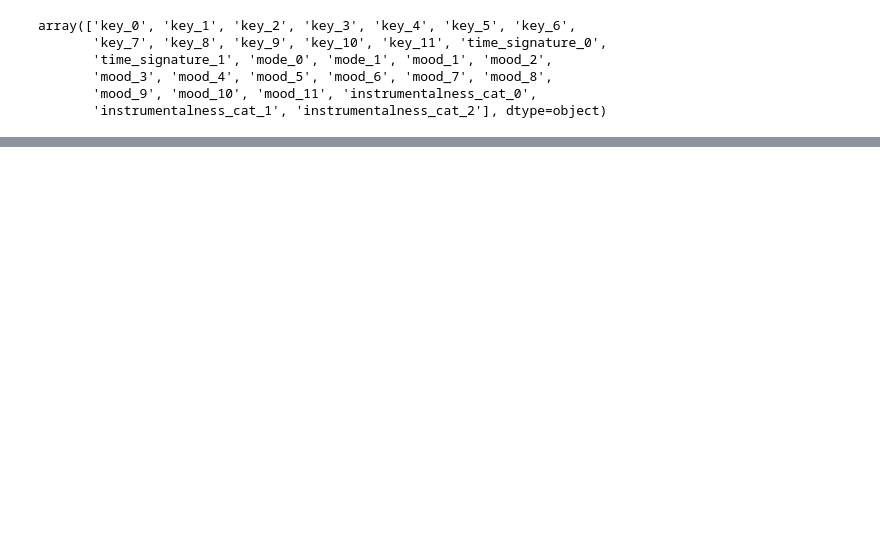
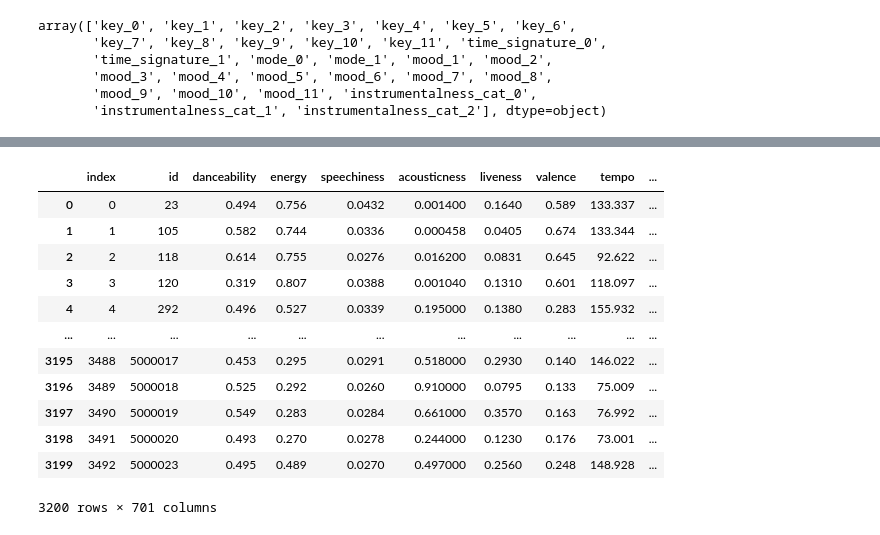
Before and after one commit to skarensmoll/thesisMusikRecommender, a Jupyter notebook: Experiments/05-DataPreparation.ipynb, the cells around one changed output, grey strips where cells are left out. Drawn from its saved outputs; the diff is of its cells as text; code cells hidden in the pictures; blank space fills up the shorter version.

```diff
--- a/Experiments/05-DataPreparation.ipynb
+++ b/Experiments/05-DataPreparation.ipynb
@@ -675,0 +702,16 @@ array(['key_0', 'key_1', 'key_2', 'key_3', 'key_4', 'key_5', 'key_6',
+# %%
+df
+# %% [output]
+|  | index | id | danceability | energy | speechiness | acousticness | liveness | valence | tempo | ... |
+| 0 | 0 | 23 | 0.494 | 0.756 | 0.0432 | 0.001400 | 0.1640 | 0.589 | 133.337 | ... |
+| 1 | 1 | 105 | 0.582 | 0.744 | 0.0336 | 0.000458 | 0.0405 | 0.674 | 133.344 | ... |
+| 2 | 2 | 118 | 0.614 | 0.755 | 0.0276 | 0.016200 | 0.0831 | 0.645 | 92.622 | ... |
+| 3 | 3 | 120 | 0.319 | 0.807 | 0.0388 | 0.001040 | 0.1310 | 0.601 | 118.097 | ... |
+| 4 | 4 | 292 | 0.496 | 0.527 | 0.0339 | 0.195000 | 0.1380 | 0.283 | 155.932 | ... |
+| ... | ... | ... | ... | ... | ... | ... | ... | ... | ... | ... |
+| 3195 | 3488 | 5000017 | 0.453 | 0.295 | 0.0291 | 0.518000 | 0.2930 | 0.140 | 146.022 | ... |
+| 3196 | 3489 | 5000018 | 0.525 | 0.292 | 0.0260 | 0.910000 | 0.0795 | 0.133 | 75.009 | ... |
+| 3197 | 3490 | 5000019 | 0.549 | 0.283 | 0.0284 | 0.661000 | 0.3570 | 0.163 | 76.992 | ... |
+| 3198 | 3491 | 5000020 | 0.493 | 0.270 | 0.0278 | 0.244000 | 0.1230 | 0.176 | 73.001 | ... |
+| 3199 | 3492 | 5000023 | 0.495 | 0.489 | 0.0270 | 0.497000 | 0.2560 | 0.248 | 148.928 | ... |
+3200 rows × 701 columns
```
Also changed, not shown: parts of 19 cells of this notebook, 10 other files.
